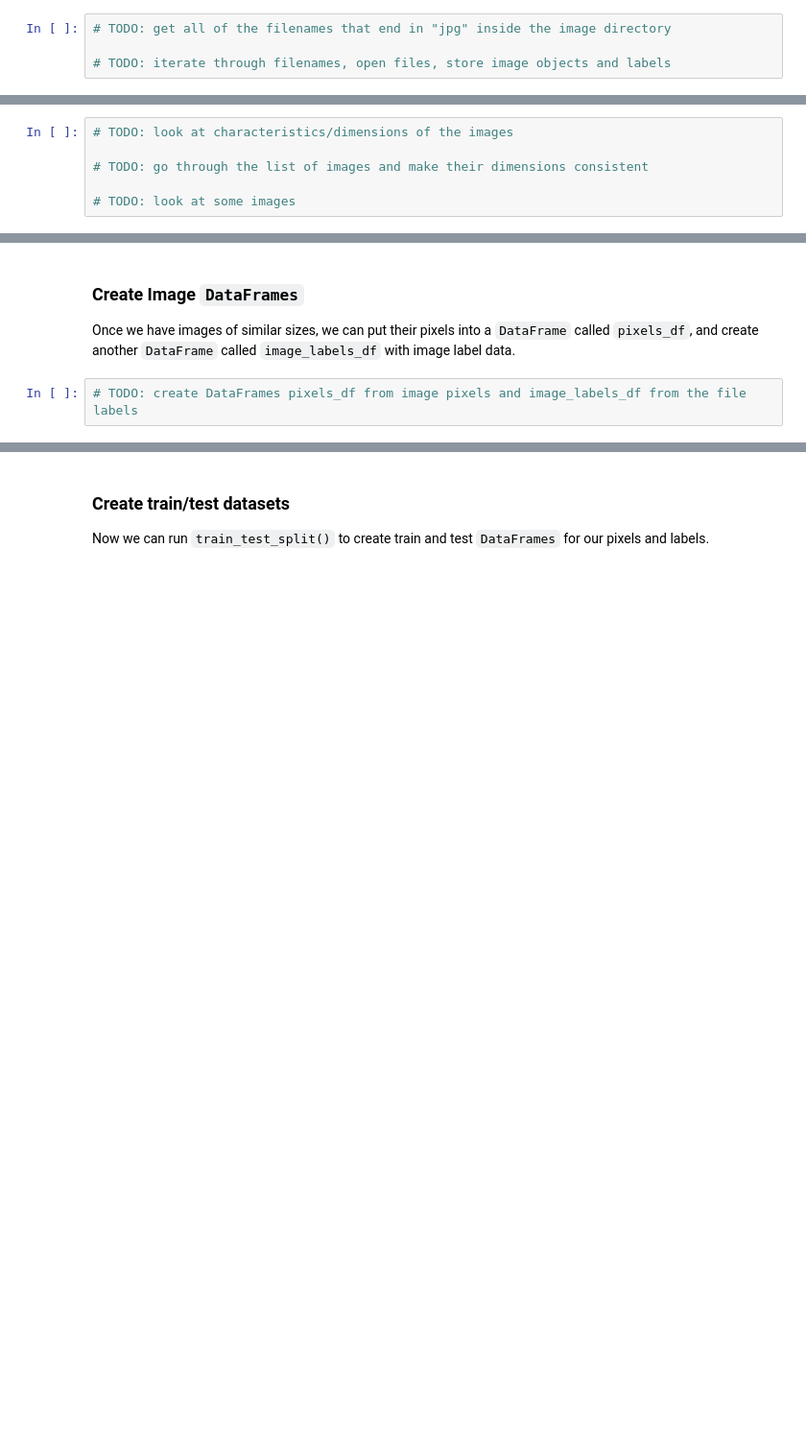
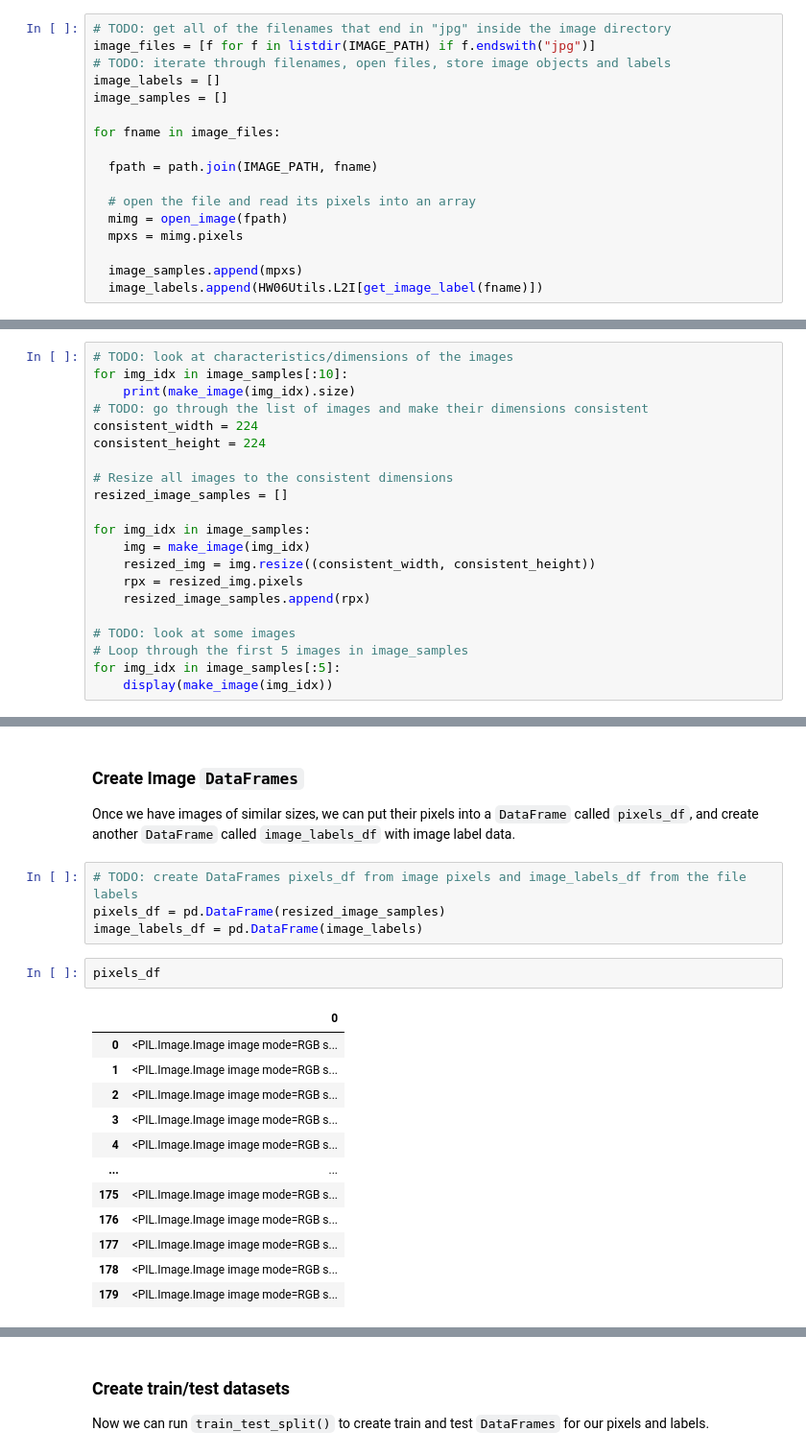
Before and after one commit to MACHINE-LEARNING-FOR-MEDIA-2024/HW10, a Jupyter notebook: HW10.ipynb, the cells around one changed output, grey strips where cells are left out. Shown at 96% size. Cells and saved outputs as stored; diff of their text form; blank space fills up the shorter version.

```diff
--- a/HW10.ipynb
+++ b/HW10.ipynb
@@ -596,8 +596,21 @@ This is a bit trickier, but, again, we can start with a little bit of code from
 Then, we'll loop through the filenames, open them as images, and also save the labels associated with each file.
 # %%
 # TODO: get all of the filenames that end in "jpg" inside the image directory
+image_files = [f for f in listdir(IMAGE_PATH) if f.endswith("jpg")]
+# TODO: iterate through filenames, open files, store image objects and labels
+image_labels = []
+image_samples = []
 
-# TODO: iterate through filenames, open files, store image objects and labels
+for fname in image_files:
+
+  fpath = path.join(IMAGE_PATH, fname)
+
+  # open the file and read its pixels into an array
+  mimg = open_image(fpath)
+  mpxs = mimg.pixels
+
+  image_samples.append(mpxs)
+  image_labels.append(HW06Utils.L2I[get_image_label(fname)])
 # %% [markdown]
 ### Fix Image Data
 
@@ -615,7 +628,22 @@ Documentation for [`crop()`](https://pillow.readthedocs.io/en/stable/reference/I
 Take a look at a few images before picking a strategy and then take a look after to see what the chosen strategy does to the images.
 # %%
 # TODO: look at characteristics/dimensions of the images
+for img_idx in image_samples[:10]:
+    print(make_image(img_idx).size)
+# TODO: go through the list of images and make their dimensions consistent
+consistent_width = 224
+consistent_height = 224
 
-# TODO: go through the list of images and make their dimensions consistent
+# Resize all images to the consistent dimensions
+resized_image_samples = []
+
+for img_idx in image_samples:
+    img = make_image(img_idx)
+    resized_img = img.resize((consistent_width, consistent_height))
+    rpx = resized_img.pixels
+    resized_image_samples.append(rpx)
 
 # TODO: look at some images
+# Loop through the first 5 images in image_samples
+for img_idx in image_samples[:5]:
+    display(make_image(img_idx))
@@ -625,3 +665,20 @@ Take a look at a few images before picking a strategy and then take a look after
 Once we have images of similar sizes, we can put their pixels into a `DataFrame` called `pixels_df`, and create another `DataFrame` called `image_labels_df` with image label data.
 # %%
 # TODO: create DataFrames pixels_df from image pixels and image_labels_df from the file labels
+pixels_df = pd.DataFrame(resized_image_samples)
+image_labels_df = pd.DataFrame(image_labels)
+# %%
+pixels_df
+# %% [output]
+|  | 0 |
+| 0 | <PIL.Image.Image image mode=RGB s... |
+| 1 | <PIL.Image.Image image mode=RGB s... |
+| 2 | <PIL.Image.Image image mode=RGB s... |
+| 3 | <PIL.Image.Image image mode=RGB s... |
+| 4 | <PIL.Image.Image image mode=RGB s... |
+| ... | ... |
+| 175 | <PIL.Image.Image image mode=RGB s... |
+| 176 | <PIL.Image.Image image mode=RGB s... |
+| 177 | <PIL.Image.Image image mode=RGB s... |
+| 178 | <PIL.Image.Image image mode=RGB s... |
+| 179 | <PIL.Image.Image image mode=RGB s... |
```
Also changed, not shown: parts of 2 cells of this notebook.
